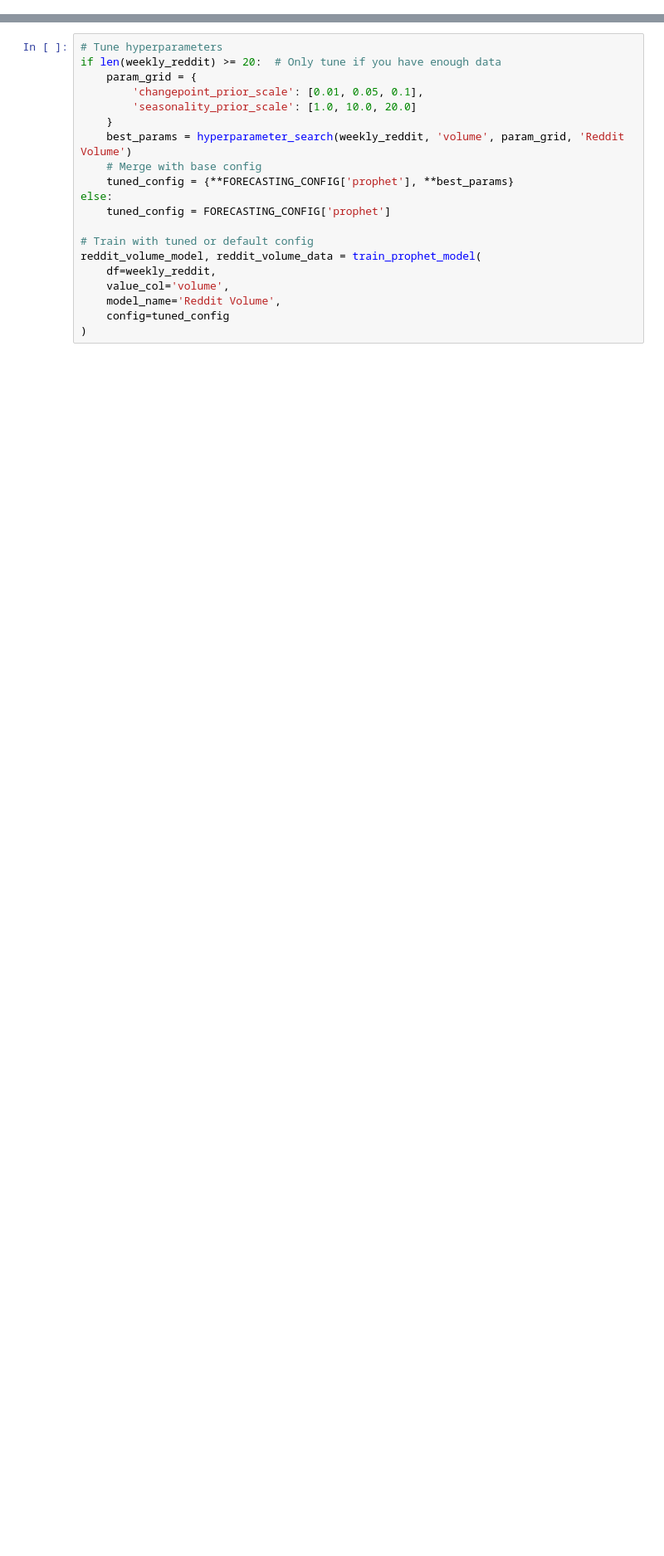
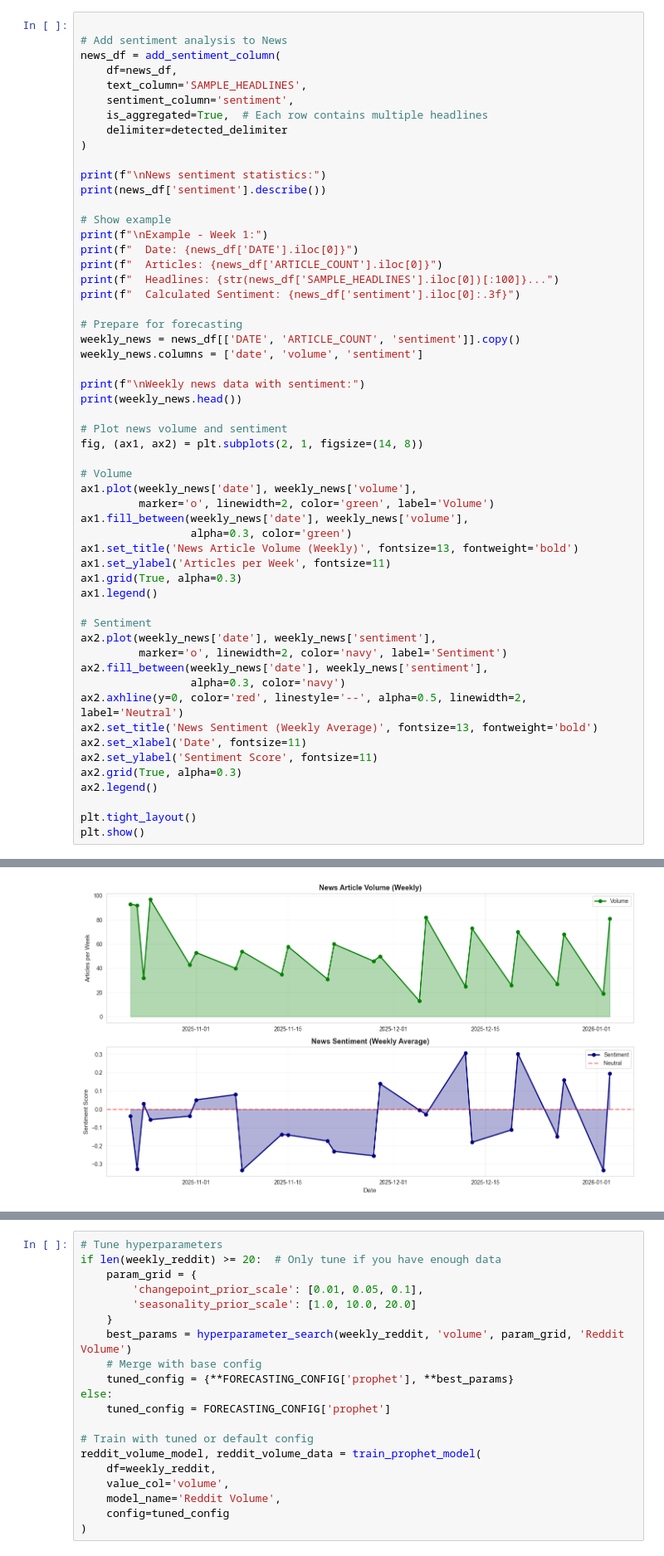
Before and after one commit to atremante26/MindPulseAI, a Jupyter notebook: analysis/forecasting/trend_forecasting.ipynb, the cells around one changed output, grey strips where cells are left out. Shown at 83% size. Cells and saved outputs as stored; diff of their text form; blank space fills up the shorter version.

```diff
--- a/analysis/forecasting/trend_forecasting.ipynb
+++ b/analysis/forecasting/trend_forecasting.ipynb
@@ -137,0 +277,56 @@ plt.show()
+# %%
+
+# Add sentiment analysis to News
+news_df = add_sentiment_column(
+    df=news_df,
+    text_column='SAMPLE_HEADLINES',
+    sentiment_column='sentiment',
+    is_aggregated=True,  # Each row contains multiple headlines
+    delimiter=detected_delimiter
+)
+
+print(f"\nNews sentiment statistics:")
+print(news_df['sentiment'].describe())
+
+# Show example
+print(f"\nExample - Week 1:")
+print(f"  Date: {news_df['DATE'].iloc[0]}")
+print(f"  Articles: {news_df['ARTICLE_COUNT'].iloc[0]}")
+print(f"  Headlines: {str(news_df['SAMPLE_HEADLINES'].iloc[0])[:100]}...")
+print(f"  Calculated Sentiment: {news_df['sentiment'].iloc[0]:.3f}")
+
+# Prepare for forecasting
+weekly_news = news_df[['DATE', 'ARTICLE_COUNT', 'sentiment']].copy()
+weekly_news.columns = ['date', 'volume', 'sentiment']
+
+print(f"\nWeekly news data with sentiment:")
+print(weekly_news.head())
+
+# Plot news volume and sentiment
+fig, (ax1, ax2) = plt.subplots(2, 1, figsize=(14, 8))
+
+# Volume
+ax1.plot(weekly_news['date'], weekly_news['volume'],
+         marker='o', linewidth=2, color='green', label='Volume')
+ax1.fill_between(weekly_news['date'], weekly_news['volume'],
+                 alpha=0.3, color='green')
+ax1.set_title('News Article Volume (Weekly)', fontsize=13, fontweight='bold')
+ax1.set_ylabel('Articles per Week', fontsize=11)
+ax1.grid(True, alpha=0.3)
+ax1.legend()
+
+# Sentiment
+ax2.plot(weekly_news['date'], weekly_news['sentiment'],
+         marker='o', linewidth=2, color='navy', label='Sentiment')
+ax2.fill_between(weekly_news['date'], weekly_news['sentiment'],
+                 alpha=0.3, color='navy')
+ax2.axhline(y=0, color='red', linestyle='--', alpha=0.5, linewidth=2, label='Neutral')
+ax2.set_title('News Sentiment (Weekly Average)', fontsize=13, fontweight='bold')
+ax2.set_xlabel('Date', fontsize=11)
+ax2.set_ylabel('Sentiment Score', fontsize=11)
+ax2.grid(True, alpha=0.3)
+ax2.legend()
+
+plt.tight_layout()
+plt.show()
+# %% [output]
@@ -137,0 +354 @@ plt.show()
+[figure, added]
```
Also changed, not shown: parts of 11 cells of this notebook, 2 other files.
